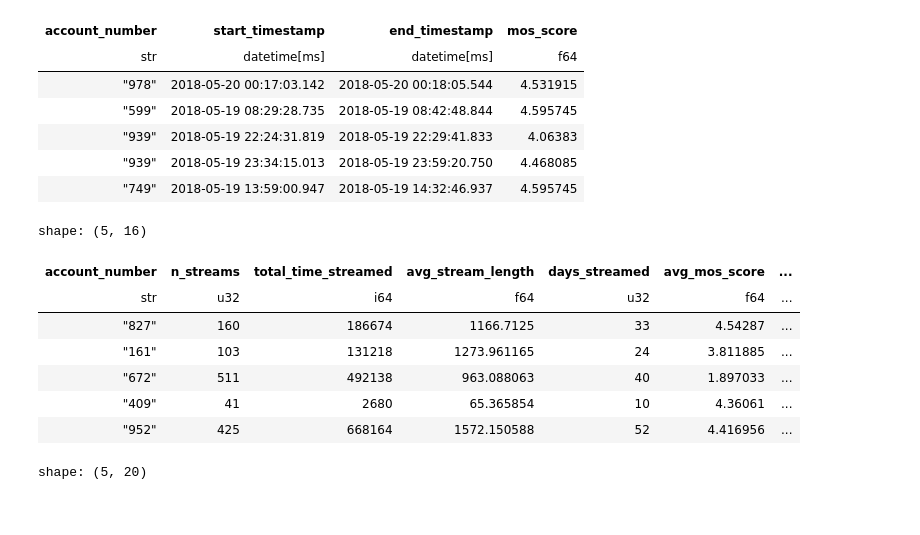
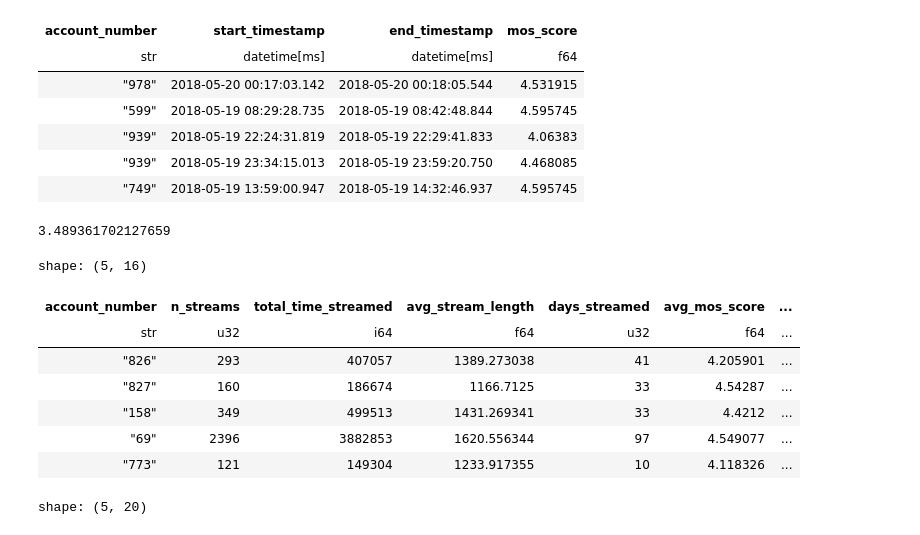
Before and after one commit to nageljo/CharterInterview, a Jupyter notebook: Code/analysis.ipynb, the cells around one changed output. Drawn from its saved outputs; the diff is of its cells as text; code cells hidden in the pictures.

```diff
--- a/Code/analysis.ipynb
+++ b/Code/analysis.ipynb
@@ -82,6 +83,10 @@ shape: (5, 4)
 | "939" | 2018-05-19 22:24:31.819 | 2018-05-19 22:29:41.833 | 4.06383 |
 | "939" | 2018-05-19 23:34:15.013 | 2018-05-19 23:59:20.750 | 4.468085 |
 | "749" | 2018-05-19 13:59:00.947 | 2018-05-19 14:32:46.937 | 4.595745 |
+# %%
+streams["mos_score"].quantile(0.1)
+# %% [output]
+3.489361702127659
 # %%
 global_max_date = streams.select(pl.col("start_timestamp").dt.date().max()).item()
 seven_days_ago = global_max_date - timedelta(days=7)
@@ -92,39 +97,39 @@ sixty_days_ago = global_max_date - timedelta(days=60)
 
 streaming_features = (
     streams
     .with_columns(
         stream_duration = (pl.col("end_timestamp") - pl.col("start_timestamp")),
         stream_date = pl.col("start_timestamp").dt.date()
     )
     .group_by(pl.col("account_number"))
     .agg(
         n_streams = pl.len(),
         total_time_streamed = pl.col("stream_duration").sum().dt.total_seconds(),
         avg_stream_length = pl.col("stream_duration").sum().dt.total_seconds() / pl.len(),
         days_streamed = pl.col("stream_date").n_unique(),
         avg_mos_score = (pl.col("mos_score") * pl.col("stream_duration")).sum() / pl.col("stream_duration").sum(),
         days_since_last_stream = (global_max_date - pl.col("stream_date").max()).dt.total_days(),
-        n_poor_quality_streams = (pl.col("mos_score") < 4.0).sum(),
+        n_poor_quality_streams = (pl.col("mos_score") < 3.5).sum(),
         n_aborted_streams = (pl.col("stream_duration").dt.total_seconds() < 300).sum(),
         max_streams_per_day = pl.col("stream_date").value_counts().struct.field("count").max(),
         avg_streams_per_active_day = pl.len() / pl.col("stream_date").n_unique(),
         streams_last_7d = (pl.col("stream_date") >= seven_days_ago).sum(),
         streams_last_14d = (pl.col("stream_date") >= fourteen_days_ago).sum(),
         streams_last_21d = (pl.col("stream_date") >= twentyone_days_ago).sum(),
         streams_last_30d = (pl.col("stream_date") >= thirty_days_ago).sum(),
         streams_last_60d = (pl.col("stream_date") >= sixty_days_ago).sum(),
     )
 )
 streaming_features.head()
 # %% [output]
 shape: (5, 16)
 | account_number | n_streams | total_time_streamed | avg_stream_length | days_streamed | avg_mos_score | ... |
 | str | u32 | i64 | f64 | u32 | f64 | ... |
+| "826" | 293 | 407057 | 1389.273038 | 41 | 4.205901 | ... |
 | "827" | 160 | 186674 | 1166.7125 | 33 | 4.54287 | ... |
-| "161" | 103 | 131218 | 1273.961165 | 24 | 3.811885 | ... |
-| "672" | 511 | 492138 | 963.088063 | 40 | 1.897033 | ... |
-| "409" | 41 | 2680 | 65.365854 | 10 | 4.36061 | ... |
-| "952" | 425 | 668164 | 1572.150588 | 52 | 4.416956 | ... |
+| "158" | 349 | 499513 | 1431.269341 | 33 | 4.4212 | ... |
+| "69" | 2396 | 3882853 | 1620.556344 | 97 | 4.549077 | ... |
+| "773" | 121 | 149304 | 1233.917355 | 10 | 4.118326 | ... |
 # %%
 customer_data = (
     accounts.join(streaming_features, on="account_number", how="left", validate="1:1")
```
Also changed, not shown: parts of 7 cells of this notebook, 1 other file.
